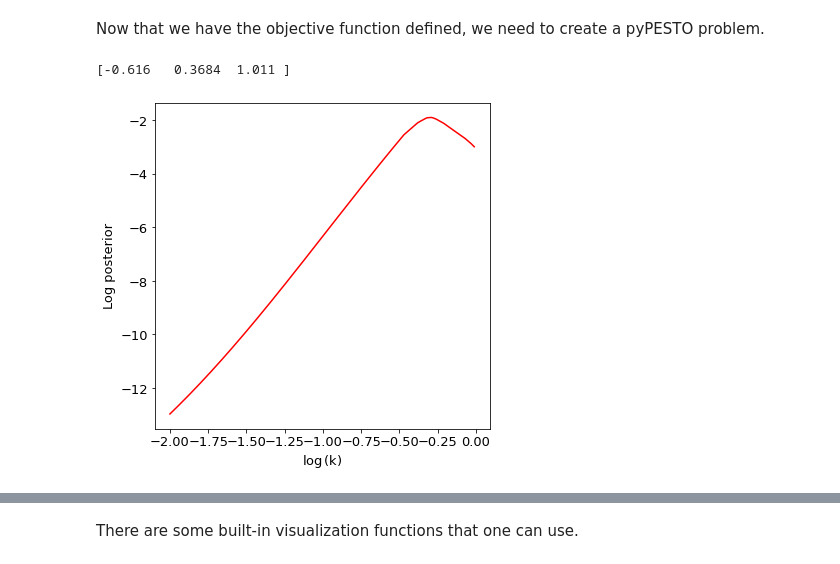
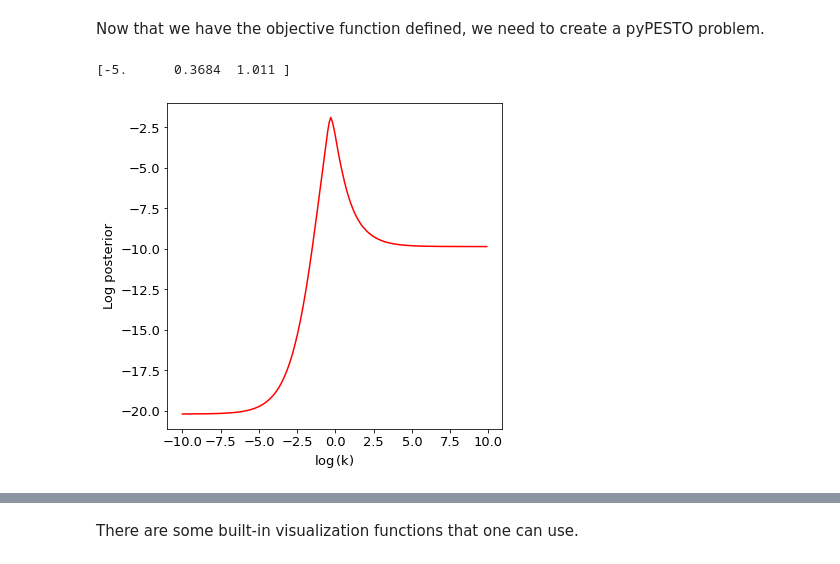
Before and after one commit to feddersmichael/Bachelor-Thesis-Marginal-Sampling, a Jupyter notebook: Sampling/Laplacian_noise/Conversion_Reaction_model/Laplacian_noise-Conversion_Reaction-Full_parameter-scaling-onlyk2.ipynb, the cells around one changed output, grey strips where cells are left out. Cells and saved outputs as stored; diff of their text form; code cells hidden in the pictures.

```diff
--- a/Sampling/Laplacian_noise/Conversion_Reaction_model/Laplacian_noise-Conversion_Reaction-Full_parameter-scaling-onlyk2.ipynb
+++ b/Sampling/Laplacian_noise/Conversion_Reaction_model/Laplacian_noise-Conversion_Reaction-Full_parameter-scaling-onlyk2.ipynb
@@ -122,41 +122,42 @@ n_samples= 1e5
 
 x0 = np.array([-1.2741, -0.6160, 0.3684, 0.7826])
 x0 = x0[1:]
+x0[0] = -5.
 
 # call the sampler of choice
 sampler = sample.AdaptiveMetropolisSampler()
 # %%
 from copy import deepcopy
 
 analyt_values = []
 
 lamda = 0.01
 
 x0[-1] = 1.011
 
-k_values = np.arange(-2, 0, 0.01)
+k_values = np.arange(-10, 10, 0.1)
 
 for k in k_values:
     k_vector = deepcopy(x0)
     k_vector[0] = k
 
     analyt = -negative_log_posterior(k_vector)
     analyt_values.append(analyt)
 
 analyt_values = np.asarray(analyt_values)
 
 print(x0)
 
 plt.figure(figsize=(6,6))
 plt.plot(k_values,analyt_values,'r-')
 plt.xlabel(r'$\log$(k)',fontsize=13)
 plt.ylabel('Log posterior',fontsize=13)
 plt.xticks(fontsize=13)
 plt.yticks(fontsize=13)
 plt.show()
 # %% [output]
-[-0.616   0.3684  1.011 ]
+[-5.      0.3684  1.011 ]
-[figure, old version]
+[figure, new version]
 # %%
 # Define number of runs
 runs = 1
```
Also changed, not shown: parts of 5 cells of this notebook, 1 other file.
